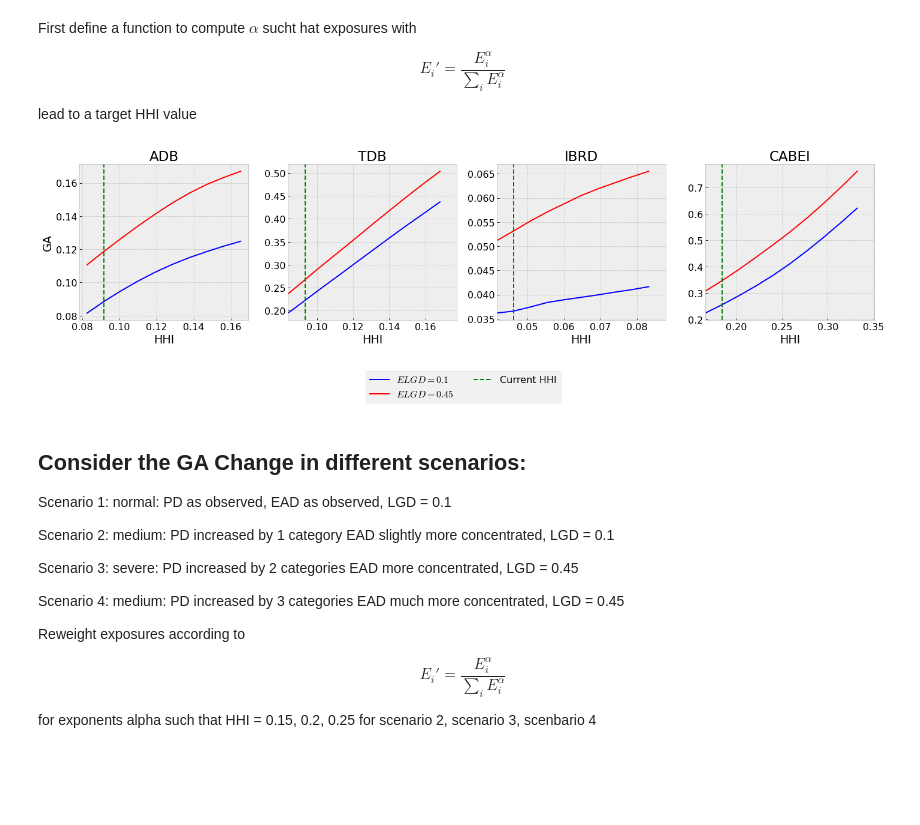
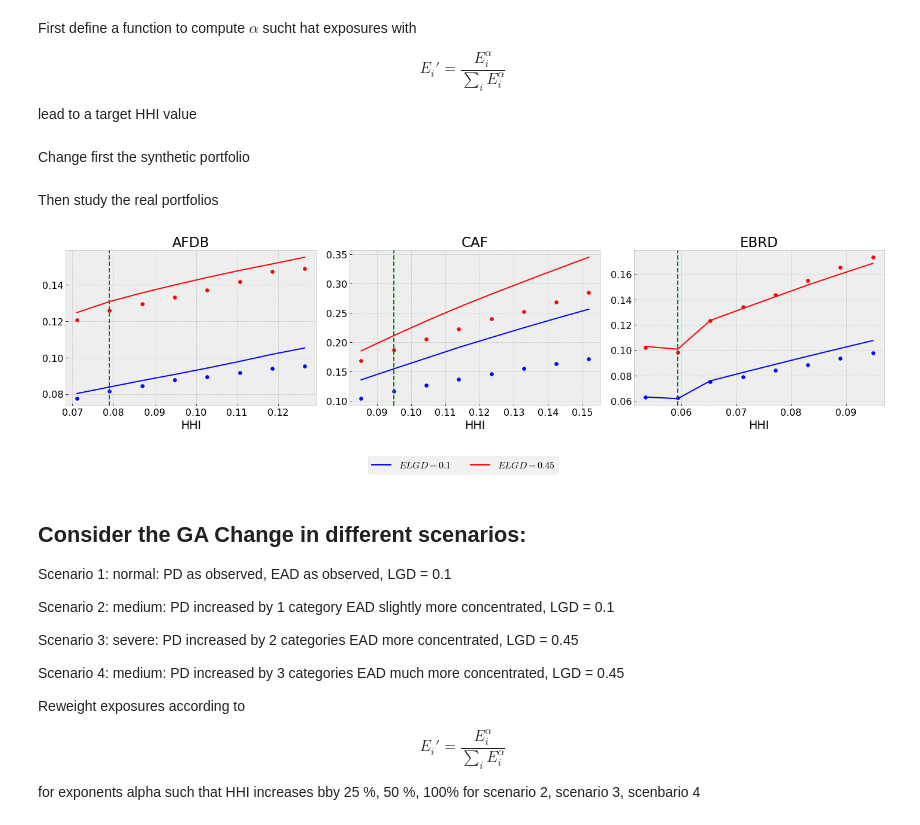
Before and after one commit to juliansester/DL_Concentration_Risk, a Jupyter notebook: Stress_Testing_MtM.ipynb, the cells around one changed output. Drawn from its saved outputs; the diff is of its cells as text; code cells hidden in the pictures; blank space fills up the shorter version.

```diff
--- a/Stress_Testing_MtM.ipynb
+++ b/Stress_Testing_MtM.ipynb
@@ -142,6 +142,18 @@ plt.show()
 # %% [markdown]
 Set up the MDB portfolios
 # %%
+transition_matrix = pd.read_csv("transition_matrix_SP.csv",delimiter = ",")
+PDs = np.maximum(np.array(transition_matrix["D"])/100,1e-8)
+SP_dict = trans_matrix_to_dict(transition_matrix)
+with open("probs.txt") as tweetfile:
+    probs = json.load(tweetfile)
+probs = {float(k):float(v) for k,v in probs.items()}
+PDs =  np.maximum(np.array([float(k) for k,v in probs.items()])/100,1e-10)
+PD_distribution = np.array([float(v) for k,v in probs.items()])
+S = 17
+
+
+
 by_country = pd.read_excel("MDB portfolios.xlsx", sheet_name='by country')
 maturity = pd.read_excel("MDB portfolios.xlsx", sheet_name='maturity')
 summary = pd.read_excel("MDB portfolios.xlsx", sheet_name='summary of current info')
@@ -266,5 +278,5 @@ portfolios_0999_all = create_portfolio(q = 0.999,transition_matrix = transition_
 scaler_actuarial = joblib.load('scaler_actuarial.gz')
 
 portfolios_0999 = {}
-for b in ['ADB','TDB','IBRD','CABEI']:
+for b in  ['AFDB', 'CAF','EBRD']:
     portfolios_0999[b] = portfolios_0999_all[b]
@@ -671,0 +285,2 @@ plt.show()
+# %%
+n_mc = 1000000
@@ -680,9 +867,11 @@ $$
 
 lead to a target HHI value
 # %%
-def determine_alpha(exposures,target_HHI):
+def determine_alpha(exposures,target_HHI,init_val = 1.25):
     def target(alpha):
         exposures_new = exposures**alpha/(np.sum(exposures**alpha))
         return np.abs(np.sum((exposures_new/np.sum(exposures_new))**2)-target_HHI)
-    alpha_opt = minimize(target,2).x
+    alpha_opt = minimize(target,init_val).x
     return alpha_opt
+# %% [markdown]
+Change first the synthetic portfolio
@@ -689 +939,3 @@ def determine_alpha(exposures,target_HHI):
+# %% [markdown]
+Then study the real portfolios
 # %%
@@ -825,60 +1038,66 @@ for portfolio in portfolios_0999:
 # %%
 # Create a figure with 5 subplots
-fig, axs = plt.subplots(1, 4, figsize=(20, 5))
+fig, axs = plt.subplots(1, len(portfolios_0999), figsize=(20, 5))
 
 # Flatten the 2D array of axes so we can iterate over it
 axs = axs.flatten()
 
 
 # Initialize lists for the plot handles and labels for the global legend
 handles = []
 labels = []
 
 
 
 # Apply the x and y limits for the first subplot
 axs[0].set_ylabel("GA")
 axs[0].set_xlabel("HHI")
 
 # Plot for other portfolios
 i = 0
 for portfolio in portfolios_0999:
-    if i ==0:
-        # Plot for the base portfolio
-        line1, = axs[0].plot([GA_HHI_PF[portfolio]*(i+9)/10 for i in range(10)]  , GA_NN_PF_01[portfolio], label=r"$ELGD = 0.1$", color="blue")
-        line2, = axs[0].plot([GA_HHI_PF[portfolio]*(i+9)/10  for i in range(10)] , GA_NN_PF_045[portfolio], label=r"$ELGD = 0.45$", color="red")
-        line3 = axs[0].axvline(x= GA_HHI_PF[portfolio], color='g', linestyle='--', label='x=5')
-        axs[0].set_title(str(portfolio))
+#     if i ==0:
+#         # Plot for the base portfolio
+#         line1, = axs[0].plot([GA_HHI_base*(i+9)/10 for i in range(8)]  , GA_NN_01_HHI, label=r"$ELGD = 0.1$", color="blue")
+#         line2, = axs[0].plot([GA_HHI_base*(i+9)/10  for i in range(8)] , GA_NN_045_HHI, label=r"$ELGD = 0.45$", color="red")
+#         line3 = axs[0].axvline(x= GA_HHI_base, color='g', linestyle='--', label='x=5')
+#         axs[0].set_title("Base Portfolio")
+#         axs[i].scatter([GA_HHI_base*(i+9)/10  for i in range(8)], GA_MC_01_HHI, color="blue")
+#         axs[i].scatter([GA_HHI_base*(i+9)/10  for i in range(8)], GA_MC_045_HHI, color="red")
+#         # Collect the handles and labels for the legend
+#         handles.extend([line1, line2,line3])
+#         labels.extend([r"$ELGD = 0.1$", r"$ELGD = 0.45$", "Current HHI"])
+#         i+=1
+    axs[i].plot([GA_HHI_PF[portfolio]*(i+9)/10 for i in range(8)], GA_NN_PF_01_HHI[portfolio], color="blue")
+    axs[i].plot([GA_HHI_PF[portfolio]*(i+9)/10 for i in range(8)], GA_NN_PF_045_HHI[portfolio], color="red")
+    axs[i].axvline(x= GA_HHI_PF[portfolio], color='g', linestyle='--', label='x=5')
+    axs[i].set_title(str(portfolio))
+    axs[i].scatter([GA_HHI_PF[portfolio]*(i+9)/10  for i in range(8)], GA_MC_PF_01_HHI[portfolio], color="blue")
+    axs[i].scatter([GA_HHI_PF[portfolio]*(i+9)/10  for i in range(8)], GA_MC_PF_045_HHI[portfolio], color="red")
+    # Apply the same x and y limits for each subplot
+    #axs[i].set_xlim(GA_HHI_PF[portfolio]*9/10,GA_HHI_PF[portfolio]*19/10)
+    #axs[i].set_ylim()
 
-        # Collect the handles and labels for the legend
-        handles.extend([line1, line2,line3])
-        labels.extend([r"$ELGD = 0.1$", r"$ELGD = 0.45$", "Current HHI"])
-    else:
-        axs[i].plot([GA_HHI_PF[portfolio]*(i+9)/10 for i in range(10)], GA_NN_PF_01[portfolio], color="blue")
-        axs[i].plot([GA_HHI_PF[portfolio]*(i+9)/10 for i in range(10)], GA_NN_PF_045[portfolio], color="red")
-        axs[i].axvline(x= GA_HHI_PF[portfolio], color='g', linestyle='--', label='x=5')
-        axs[i].set_title(str(portfolio))
+    # Show x-axis labels only for the last row of subplots
+    axs[i].set_xlabel("HHI")
+    axs[i].set_ylabel('')  # Remove y-labels for other subplots
+    i += 1
 
-        # Apply the same x and y limits for each subplot
-        axs[i].set_xlim(GA_HHI_PF[portfolio]*9/10,GA_HHI_PF[portfolio]*19/10)
-        #axs[i].set_ylim()
 
-        # Show x-axis labels only for the last row of subplots
-        axs[i].set_xlabel("HHI")
-        axs[i].set_ylabel('')  # Remove y-labels for other subplots
-    i += 1
+# Collect the handles and labels for the legend
+handles.extend([line1, line2])
+labels.extend([r"$ELGD = 0.1$", r"$ELGD = 0.45$"])
 # Add a single legend to the figure, using the collected handles and labels
 fig.legend(handles, labels, loc='upper center', ncol=2, bbox_to_anchor=(0.5, -0.05))
-
 # Adjust layout to prevent overlap
 plt.tight_layout()
 # Save the figure as a PDF
 plt.savefig('Plots/mtm_sensitivity_HHI_increase_01.pdf', format='pdf', bbox_inches='tight')
 
 # Show the plot
 plt.show()
 # %% [output]
-[figure, old version]
+[figure, new version]
 # %% [markdown]
 ## Consider the GA Change in different scenarios:
 
@@ -896,4 +1115,4 @@ $$
 E_i' = \frac{E_i^\alpha}{\sum_{i}E_i^\alpha}
 $$
 
-for exponents alpha such that HHI = 0.15, 0.2, 0.25 for scenario 2, scenario 3, scenbario 4
+for exponents alpha such that HHI increases bby  25 %, 50 %, 100% for scenario 2, scenario 3, scenbario 4
```
Also changed, not shown: parts of 32 cells of this notebook, 4 other files.
